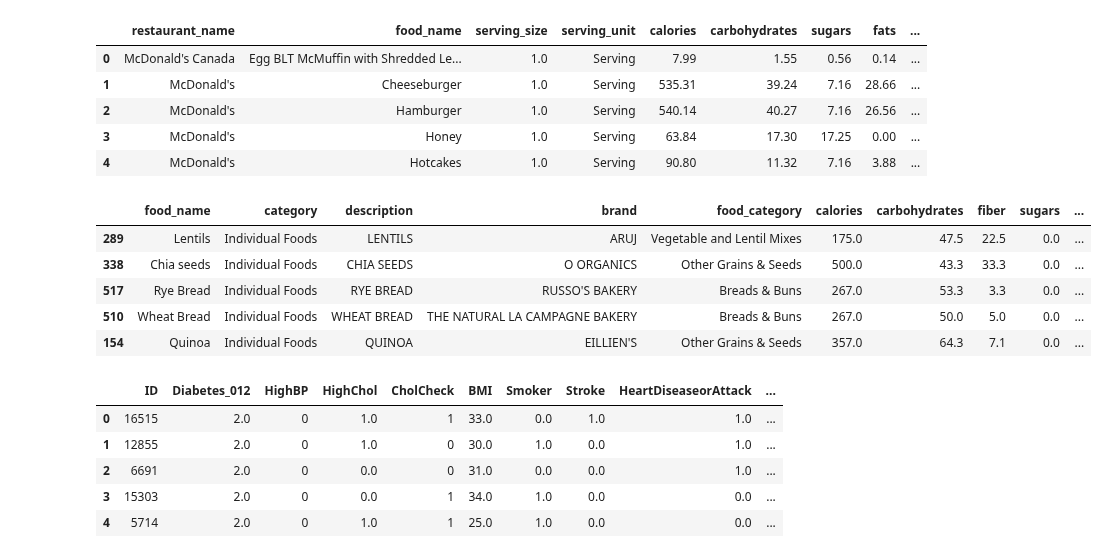
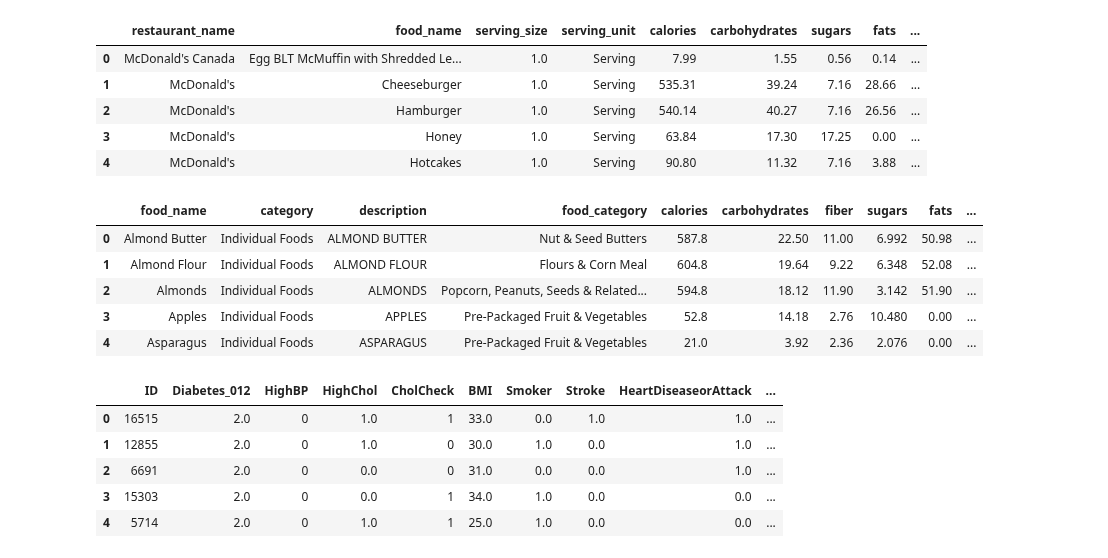
Before and after one commit to lvandine44/MADS-Capstone, a Jupyter notebook: 4-Modeling and Results.ipynb, the cells around one changed output. Saved outputs shown, nothing was run; the diff lists cells and outputs as text; code cells hidden in the pictures.

Commit message:
preprocessing on individual foods

```diff
--- a/4-Modeling and Results.ipynb
+++ b/4-Modeling and Results.ipynb
@@ -20,20 +20,15 @@ menu_df.head()
 # %%
 # Individual Food Data
 individual_foods_df = pd.read_csv('./preprocessed_data/individual_foods_df.csv')
 
-#### MOVE THIS TO PREPROCESSING?
-# Remove duplicate foods, keeping the one with the highest score
-individual_foods_df_sorted = individual_foods_df.sort_values(by='score', ascending=False)
-individual_foods_df = individual_foods_df_sorted.drop_duplicates(subset='food_name', keep='first')
-
 individual_foods_df.head()
 # %% [output]
-|  | food_name | category | description | brand | food_category | calories | carbohydrates | fiber | sugars | ... |
-| 289 | Lentils | Individual Foods | LENTILS | ARUJ | Vegetable and Lentil Mixes | 175.0 | 47.5 | 22.5 | 0.0 | ... |
-| 338 | Chia seeds | Individual Foods | CHIA SEEDS | O ORGANICS | Other Grains & Seeds | 500.0 | 43.3 | 33.3 | 0.0 | ... |
-| 517 | Rye Bread | Individual Foods | RYE BREAD | RUSSO'S BAKERY | Breads & Buns | 267.0 | 53.3 | 3.3 | 0.0 | ... |
-| 510 | Wheat Bread | Individual Foods | WHEAT BREAD | THE NATURAL LA CAMPAGNE BAKERY | Breads & Buns | 267.0 | 50.0 | 5.0 | 0.0 | ... |
-| 154 | Quinoa | Individual Foods | QUINOA | EILLIEN'S | Other Grains & Seeds | 357.0 | 64.3 | 7.1 | 0.0 | ... |
+|  | food_name | category | description | food_category | calories | carbohydrates | fiber | sugars | fats | ... |
+| 0 | Almond Butter | Individual Foods | ALMOND BUTTER | Nut & Seed Butters | 587.8 | 22.50 | 11.00 | 6.992 | 50.98 | ... |
+| 1 | Almond Flour | Individual Foods | ALMOND FLOUR | Flours & Corn Meal | 604.8 | 19.64 | 9.22 | 6.348 | 52.08 | ... |
+| 2 | Almonds | Individual Foods | ALMONDS | Popcorn, Peanuts, Seeds & Related... | 594.8 | 18.12 | 11.90 | 3.142 | 51.90 | ... |
+| 3 | Apples | Individual Foods | APPLES | Pre-Packaged Fruit & Vegetables | 52.8 | 14.18 | 2.76 | 10.480 | 0.00 | ... |
+| 4 | Asparagus | Individual Foods | ASPARAGUS | Pre-Packaged Fruit & Vegetables | 21.0 | 3.92 | 2.36 | 2.076 | 0.00 | ... |
 # %%
 # Patient Data
 patient_df = pd.read_csv('./preprocessed_data/patient_df.csv')
```
Also changed, not shown: parts of 5 cells of this notebook, 2 other files.
